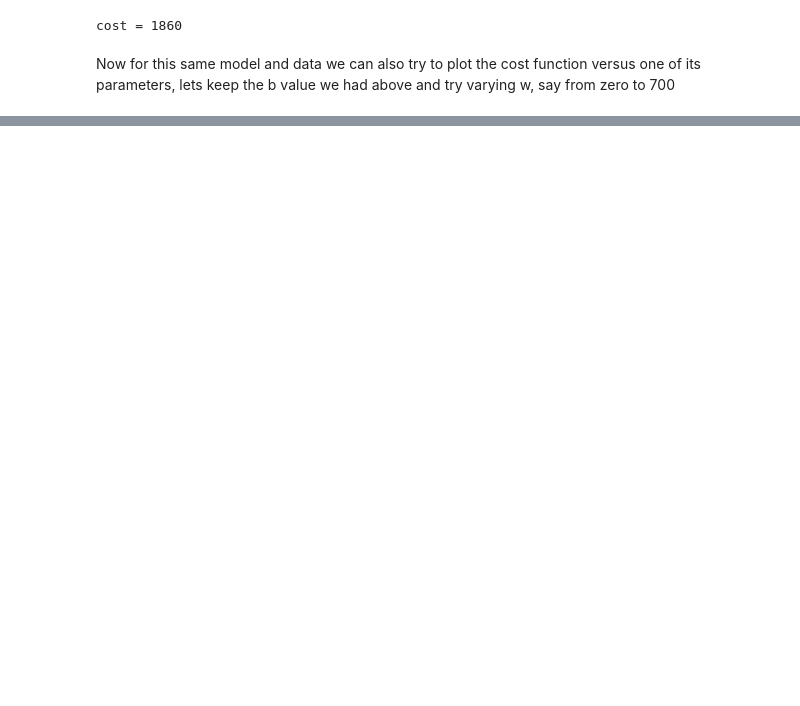
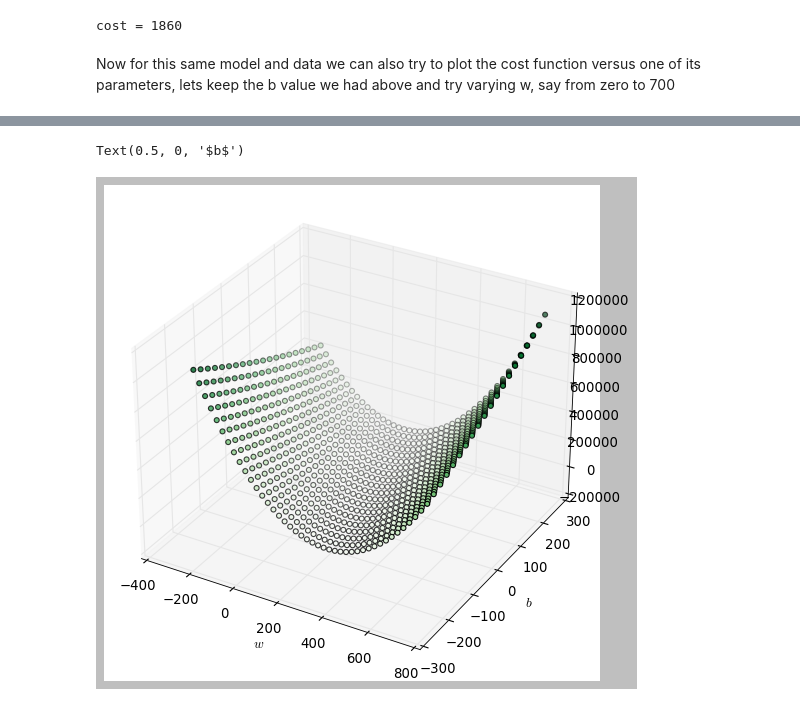
Before and after one commit to acnard/dl-ai-machine-learning, a Jupyter notebook: week1_test.ipynb, the cells around one changed output, grey strips where cells are left out. Drawn from its saved outputs; the diff is of its cells as text; code cells hidden in the pictures; blank space fills up the shorter version.

```diff
--- a/week1_test.ipynb
+++ b/week1_test.ipynb
@@ -177,0 +182,35 @@ plt.show()
+# %%
+
+fig = plt.figure(figsize=(8,8))
+ax = plt.axes(projection='3d')
+
+## our data, from which we compute the cost function J of our linear model
+x_train = np.array([1.0, 1.7, 2.0, 2.5, 3.0, 3.2])
+y_train = np.array([250, 300, 480,  430,   630, 730,])
+
+## arrays of w and b values we want to step through
+w_train = np.array([i for i in range(-300, 750, 25)])
+b_train = np.array([i for i in range(-200, 600, 25)])
+
+m = len(w_train)*len(b_train)   # number of J-points to plot
+
+# empty array for three axes
+W = np.zeros(m)
+B = np.zeros(m)
+J = np.zeros(m)
+
+# compute values for axis arrays
+i=0
+for w in w_train:
+    for b in b_train:
+        W[i] = w
+        B[i] = b
+        J[i] = compute_cost(x_train, y_train, w, b)
+        i += 1
+
+ax.scatter3D(W, B, J, c=J, cmap='Greens')
+ax.set_xlabel("$w$")
+ax.set_ylabel("$b$")
+# %% [output]
+Text(0.5, 0, '$b$')
+[figure, added]
```
Also changed, not shown: parts of 6 cells of this notebook.
